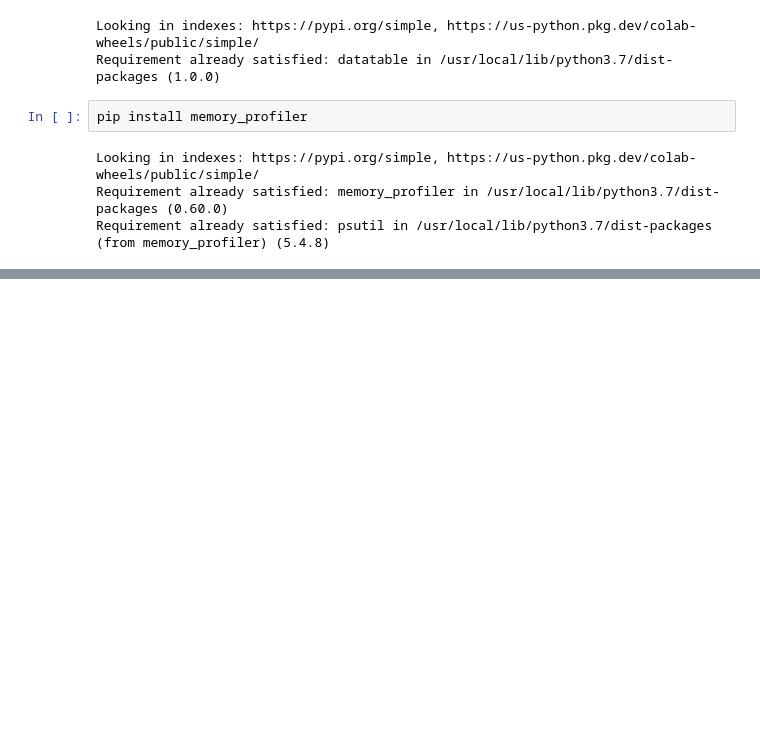
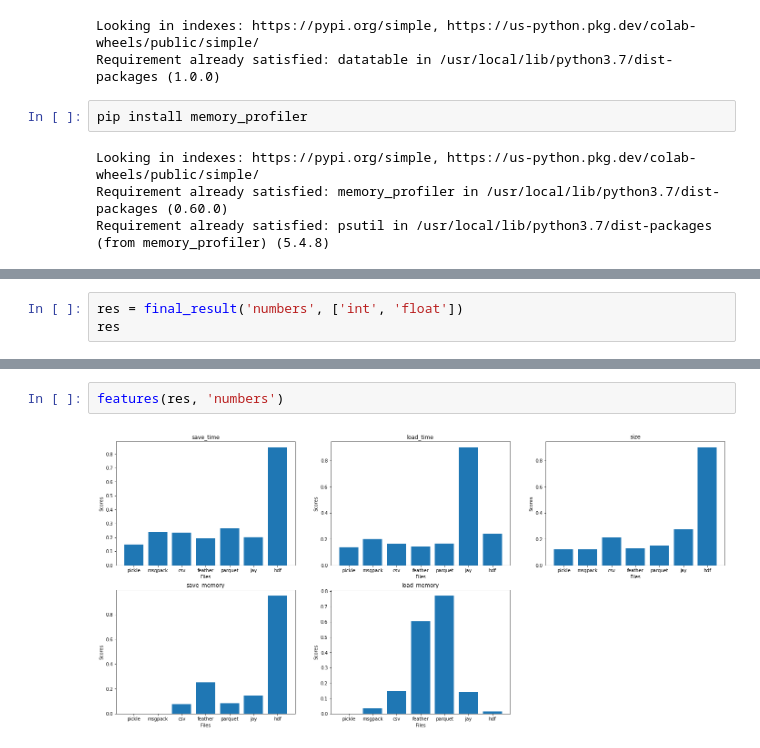
Before and after one commit to anastasiabubencova/start_task, a Jupyter notebook: start_task.ipynb, the cells around one changed output, grey strips where cells are left out. Saved outputs shown, nothing was run; the diff lists cells and outputs as text; blank space fills up the shorter version.

```diff
--- a/start_task.ipynb
+++ b/start_task.ipynb
@@ -300,0 +376,3 @@ plt.savefig('results/result.png')
+# %%
+res = final_result('numbers', ['int', 'float'])
+res
@@ -300,0 +398,4 @@ plt.savefig('results/result.png')
+# %%
+features(res, 'numbers')
+# %% [output]
+[figure, added]
```
Also changed, not shown: parts of 60 cells of this notebook, 21 other files.
